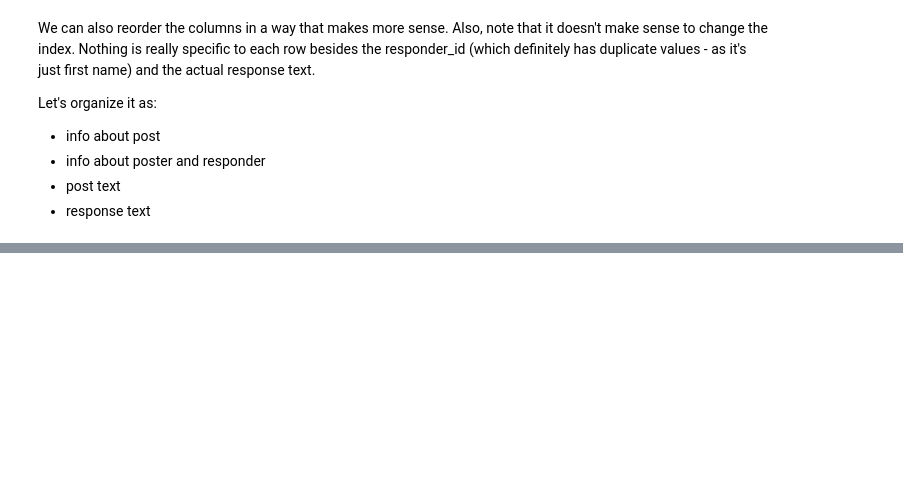
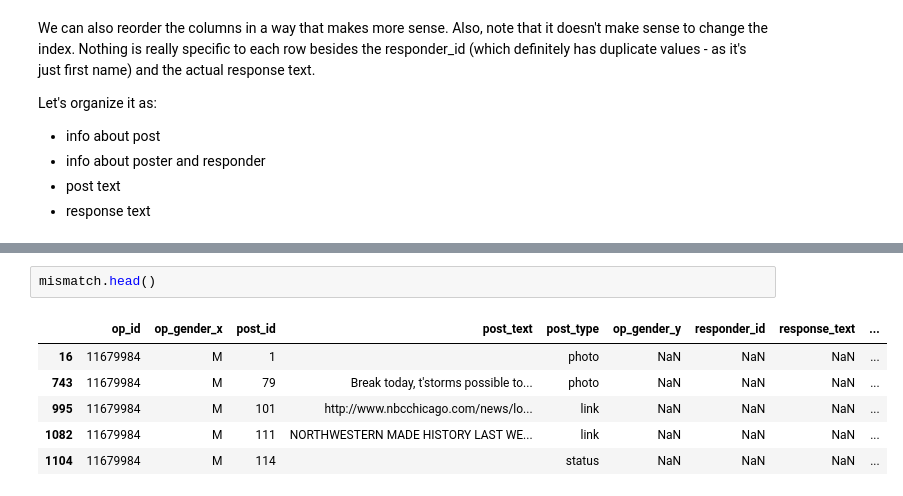
Before and after one commit to Data-Science-for-Linguists-2019/Gendered-Interaction-Online, a Jupyter notebook: exploratory_data_analysis/modifying_dataset.ipynb, the cells around one changed output, grey strips where cells are left out. Drawn from its saved outputs; the diff is of its cells as text; blank space fills up the shorter version.

```diff
--- a/exploratory_data_analysis/modifying_dataset.ipynb
+++ b/exploratory_data_analysis/modifying_dataset.ipynb
@@ -172,0 +313,9 @@ fb_posts_and_responses.head()
+# %%
+mismatch.head()
+# %% [output]
+|  | op_id | op_gender_x | post_id | post_text | post_type | op_gender_y | responder_id | response_text | ... |
+| 16 | 11679984 | M | 1 |  | photo | NaN | NaN | NaN | ... |
+| 743 | 11679984 | M | 79 | Break today, t'storms possible to... | photo | NaN | NaN | NaN | ... |
+| 995 | 11679984 | M | 101 | http://www.nbcchicago.com/news/lo... | link | NaN | NaN | NaN | ... |
+| 1082 | 11679984 | M | 111 | NORTHWESTERN MADE HISTORY LAST WE... | link | NaN | NaN | NaN | ... |
+| 1104 | 11679984 | M | 114 |  | status | NaN | NaN | NaN | ... |
```
Also changed, not shown: parts of 35 cells of this notebook.
